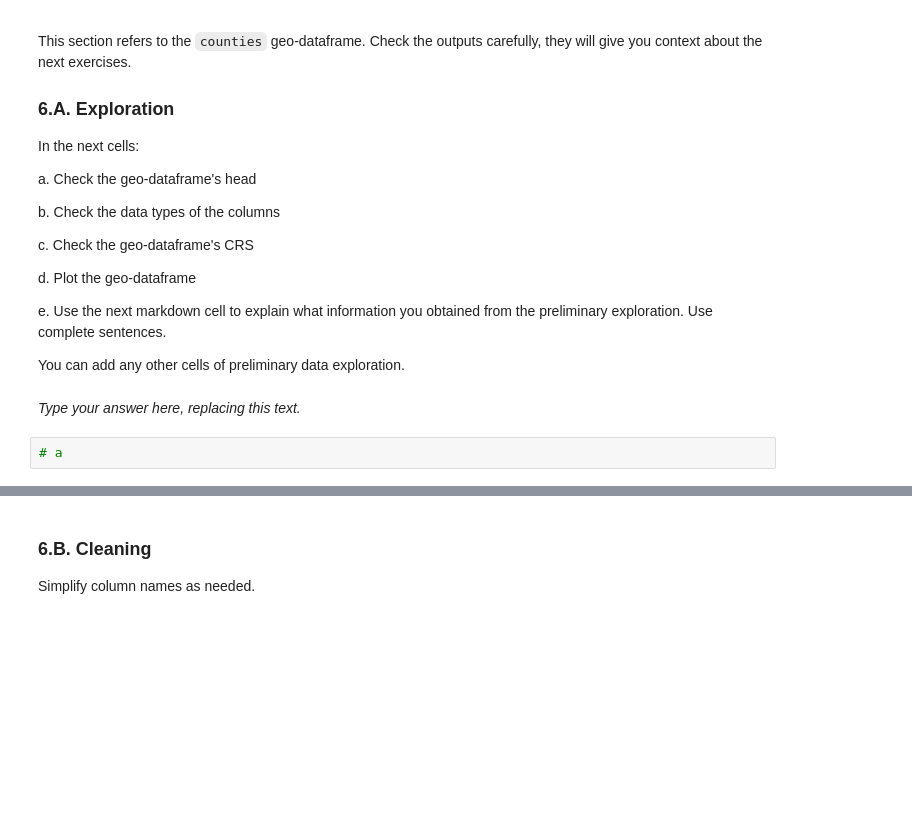
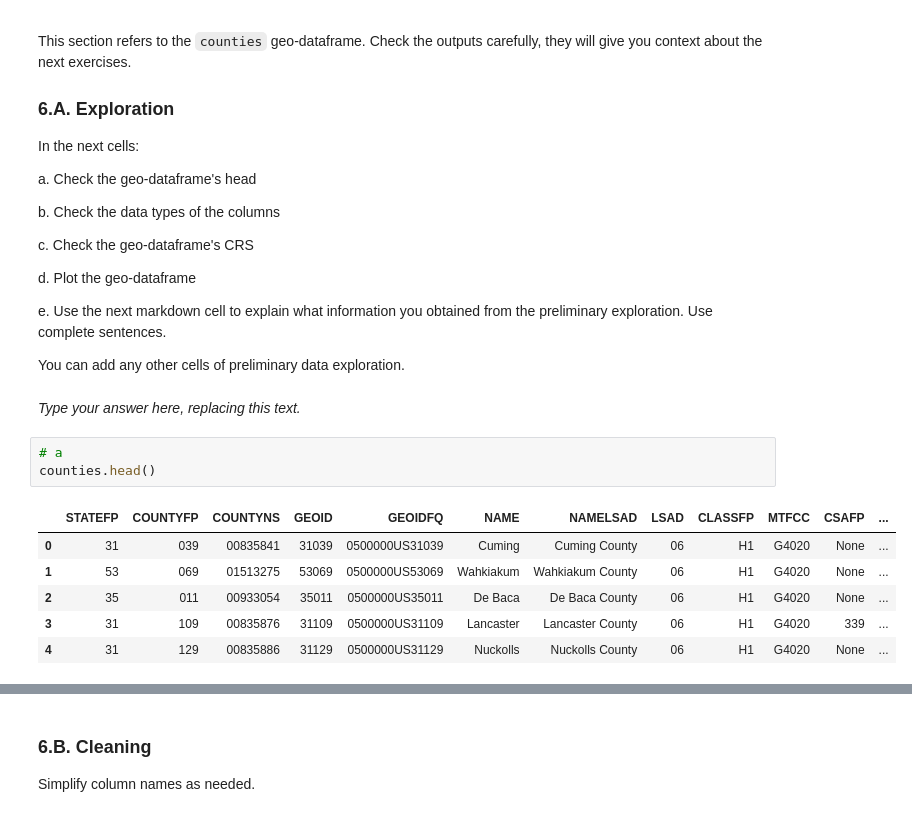
Before and after one commit to jaslynmiura/eds220-hwk3, a Jupyter notebook: hwk3-task1-spills.ipynb, the cells around one changed output, grey strips where cells are left out. Drawn from its saved outputs; the diff is of its cells as text; blank space fills up the shorter version.

Commit message:
Exploring county data.

```diff
--- a/hwk3-task1-spills.ipynb
+++ b/hwk3-task1-spills.ipynb
@@ -201,5 +201,13 @@ You can add any other cells of preliminary data exploration.
 _Type your answer here, replacing this text._
 # %%
 # a
+counties.head()
+# %% [output]
+|  | STATEFP | COUNTYFP | COUNTYNS | GEOID | GEOIDFQ | NAME | NAMELSAD | LSAD | CLASSFP | MTFCC | CSAFP | ... |
+| 0 | 31 | 039 | 00835841 | 31039 | 0500000US31039 | Cuming | Cuming County | 06 | H1 | G4020 | None | ... |
+| 1 | 53 | 069 | 01513275 | 53069 | 0500000US53069 | Wahkiakum | Wahkiakum County | 06 | H1 | G4020 | None | ... |
+| 2 | 35 | 011 | 00933054 | 35011 | 0500000US35011 | De Baca | De Baca County | 06 | H1 | G4020 | None | ... |
+| 3 | 31 | 109 | 00835876 | 31109 | 0500000US31109 | Lancaster | Lancaster County | 06 | H1 | G4020 | 339 | ... |
+| 4 | 31 | 129 | 00835886 | 31129 | 0500000US31129 | Nuckolls | Nuckolls County | 06 | H1 | G4020 | None | ... |
 # %%
 # b
```
Also changed, not shown: parts of 5 cells of this notebook.
